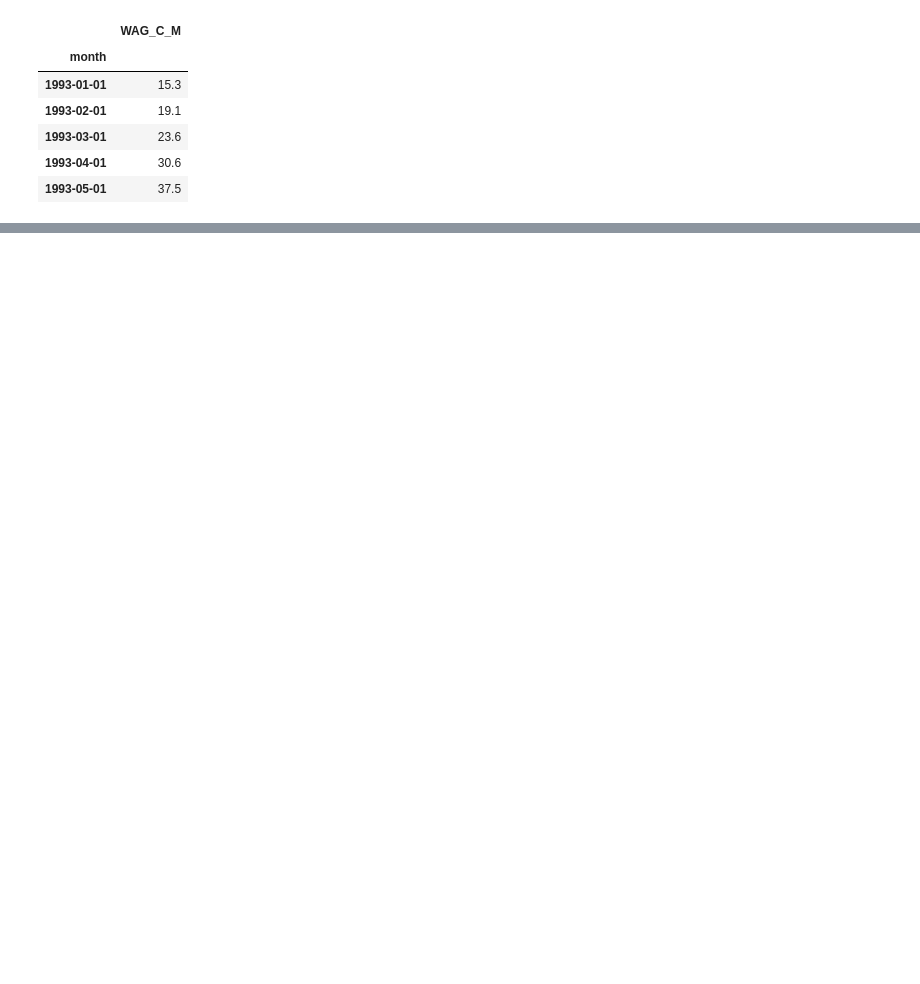
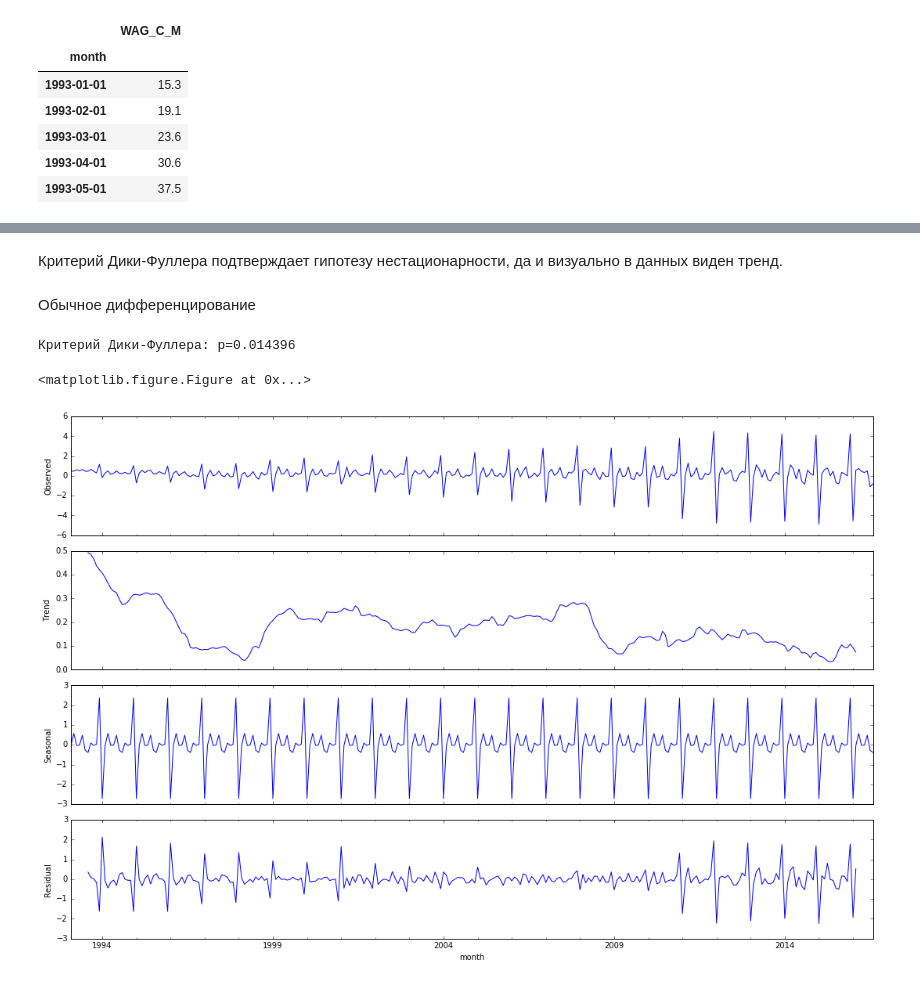
Before and after one commit to senior-sigan/MIPT_MachineLearning_specialization, a Jupyter notebook: 5_data-analysis-applications/week1/task.ipynb, the cells around one changed output, grey strips where cells are left out. Drawn from its saved outputs; the diff is of its cells as text; code cells hidden in the pictures; blank space fills up the shorter version.

```diff
--- a/5_data-analysis-applications/week1/task.ipynb
+++ b/5_data-analysis-applications/week1/task.ipynb
@@ -41,0 +67,13 @@ plt.plot(data)
+# %% [markdown]
+Критерий Дики-Фуллера подтверждает гипотезу нестационарности, да и визуально в данных виден тренд.
+# %% [markdown]
+Обычное дифференцирование
+# %%
+data['wag_c_m_diff'] = data.wag_c_m_box - data.wag_c_m_box.shift(1)
+plt.figure(figsize(15,10))
+sm.tsa.seasonal_decompose(data.wag_c_m_diff[1:]).plot()
+print("Критерий Дики-Фуллера: p=%f" % sm.tsa.stattools.adfuller(data.wag_c_m_diff[1:])[1])
+# %% [output]
+Критерий Дики-Фуллера: p=0.014396
+<matplotlib.figure.Figure at 0x...>
+[figure, added]
```
Also changed, not shown: parts of 25 cells of this notebook, 2 other files.
